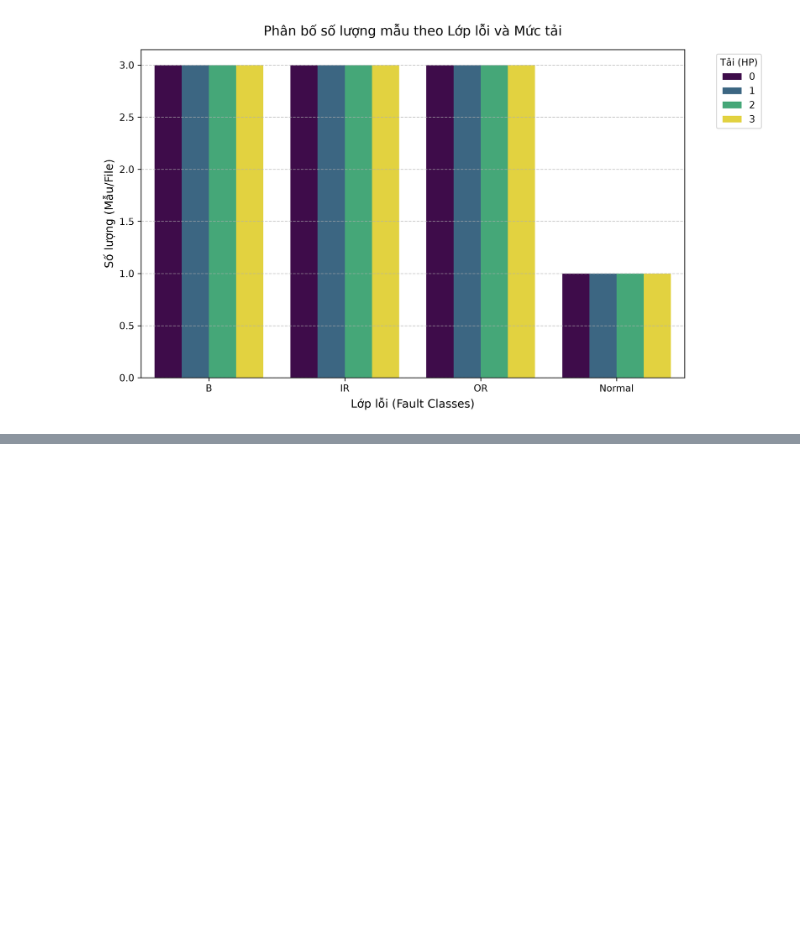
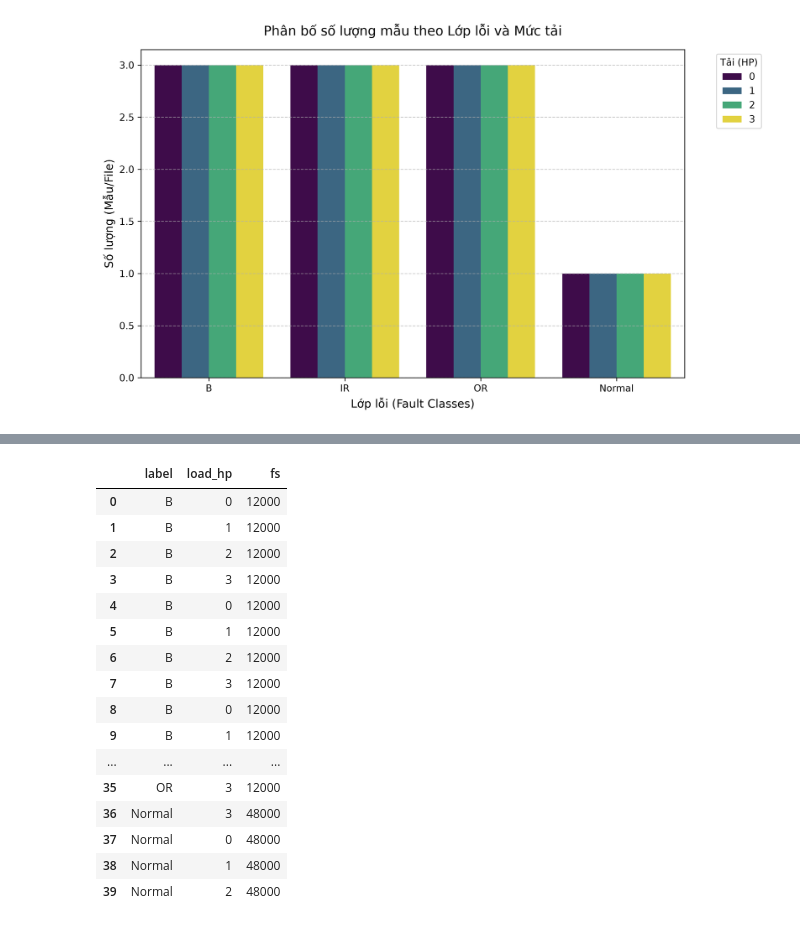
Before and after one commit to NguyenVuongg/CWRU_Fault_Detection_TinyML, a Jupyter notebook: notebooks/giai_doan_1_tien_xu_ly/01_build_manifest.ipynb, the cells around one changed output, grey strips where cells are left out. Cells and saved outputs as stored; diff of their text form; code cells hidden in the pictures; blank space fills up the shorter version.

```diff
--- a/notebooks/giai_doan_1_tien_xu_ly/01_build_manifest.ipynb
+++ b/notebooks/giai_doan_1_tien_xu_ly/01_build_manifest.ipynb
@@ -170,0 +213,73 @@ plt.show()
+# %%
+import shutil
+from pathlib import Path
+
+# Khởi tạo và tạo thư mục data/clean nếu chưa tồn tại
+CLEAN_DATA_ROOT = Path("data/clean")
+CLEAN_DATA_ROOT.mkdir(parents=True, exist_ok=True)
+
+rows = []
+n_skipped_no_fs = 0
+n_skipped_no_path = 0
+missing_examples = []
+
+def _resolve_source_path(raw_path: str):
+    p = Path(raw_path)
+    for cand in (p, Path("../../") / p, Path("../") / p):
+        if cand.exists():
+            return cand
+    return None
+
+for _, row in manifest.iterrows():
+    src = _resolve_source_path(row["file_path"])
+    if src is None:
+        n_skipped_no_path += 1
+        if len(missing_examples) < 3:
+            missing_examples.append(row["file_path"])
+        continue
+
+    resolved_fs = row["resolved_sample_rate_hz"]
+    if pd.isna(resolved_fs):
+        # KHÔNG fallback âm thầm về 12000Hz — bỏ qua, đã cảnh báo ở cell trên.
+        n_skipped_no_fs += 1
+        continue
+
+    dst = CLEAN_DATA_ROOT / src.name
+    shutil.copy2(src, dst)
+
+    new_row = row.to_dict()
+    new_row["file_path"] = str(dst)
+    new_row["fs"] = int(resolved_fs)  # <-- nguồn duy nhất: resolved_sample_rate_hz
+    rows.append(new_row)
+
+manifest_clean = pd.DataFrame(rows)
+
+if manifest_clean.empty:
+    raise RuntimeError(
+        f"Không copy được file nào vào {CLEAN_DATA_ROOT} "
+        f"({n_skipped_no_path} file không tìm thấy đường dẫn nguồn, "
+        f"{n_skipped_no_fs} file thiếu resolved_sample_rate_hz). "
+        f"Ví dụ đường dẫn không tìm thấy: {missing_examples}. "
+        "Kiểm tra lại thư mục làm việc (cwd) khi chạy notebook này so với "
+        "cột 'file_path' trong manifest_filtered.csv — có thể notebook 01 "
+        "và 02 đang được chạy từ hai vị trí khác cấp nhau."
+    )
+
+manifest_clean.to_csv(TABLES_DIR / "manifest_clean.csv", index=False)
+
+print(f"Đã tổ chức {len(manifest_clean)} file vào {CLEAN_DATA_ROOT}")
+if n_skipped_no_path:
+    print(f"[CẢNH BÁO] Bỏ qua {n_skipped_no_path} file do không resolve được đường dẫn nguồn.")
+if n_skipped_no_fs:
+    print(f"[TÓM TẮT] Bỏ qua {n_skipped_no_fs} file do thiếu resolved_sample_rate_hz.")
+
+# Kiểm tra riêng 4 file Normal — để xác nhận fs suy ra có hợp lý không
+# (thay vì tin mù dict gõ tay như trước).
+normal_check = manifest_clean[manifest_clean["label"] == "Normal"][
+    ["file_path", "load_hp", "fs"]
+]
+print("\nKiểm tra fs suy ra cho các file Normal:")
+display(normal_check)
+
+manifest_clean[["label", "load_hp", "fs"]]
+# %% [output]
@@ -170,0 +294,17 @@ plt.show()
+|  | label | load_hp | fs |
+| 0 | B | 0 | 12000 |
+| 1 | B | 1 | 12000 |
+| 2 | B | 2 | 12000 |
+| 3 | B | 3 | 12000 |
+| 4 | B | 0 | 12000 |
+| 5 | B | 1 | 12000 |
+| 6 | B | 2 | 12000 |
+| 7 | B | 3 | 12000 |
+| 8 | B | 0 | 12000 |
+| 9 | B | 1 | 12000 |
+| ... | ... | ... | ... |
+| 35 | OR | 3 | 12000 |
+| 36 | Normal | 3 | 48000 |
+| 37 | Normal | 0 | 48000 |
+| 38 | Normal | 1 | 48000 |
+| 39 | Normal | 2 | 48000 |
```
Also changed, not shown: parts of 5 cells of this notebook, 31 other files.
